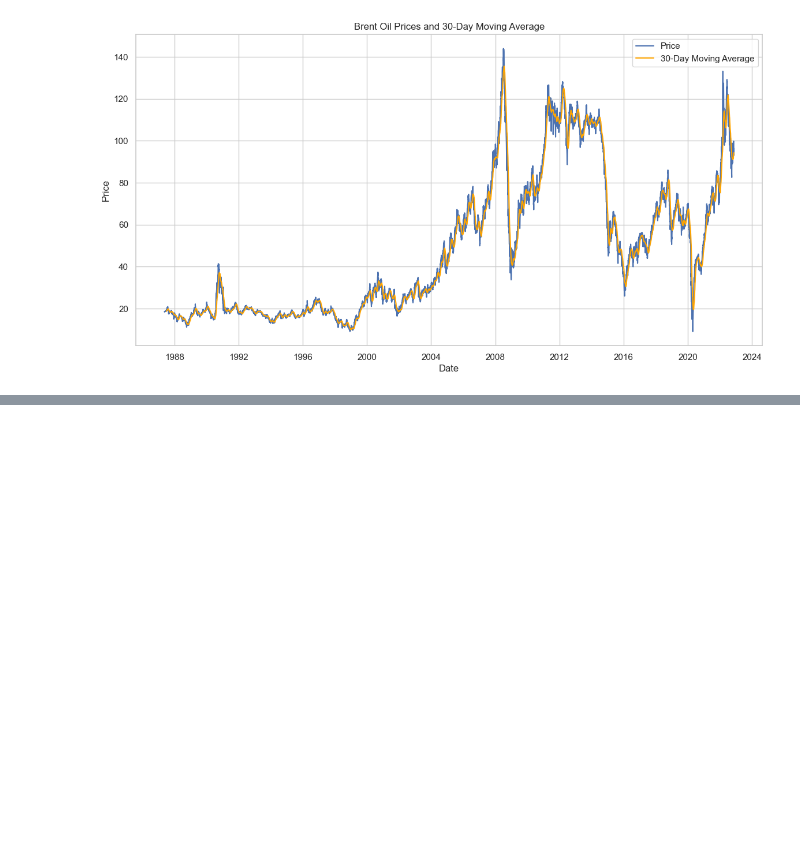
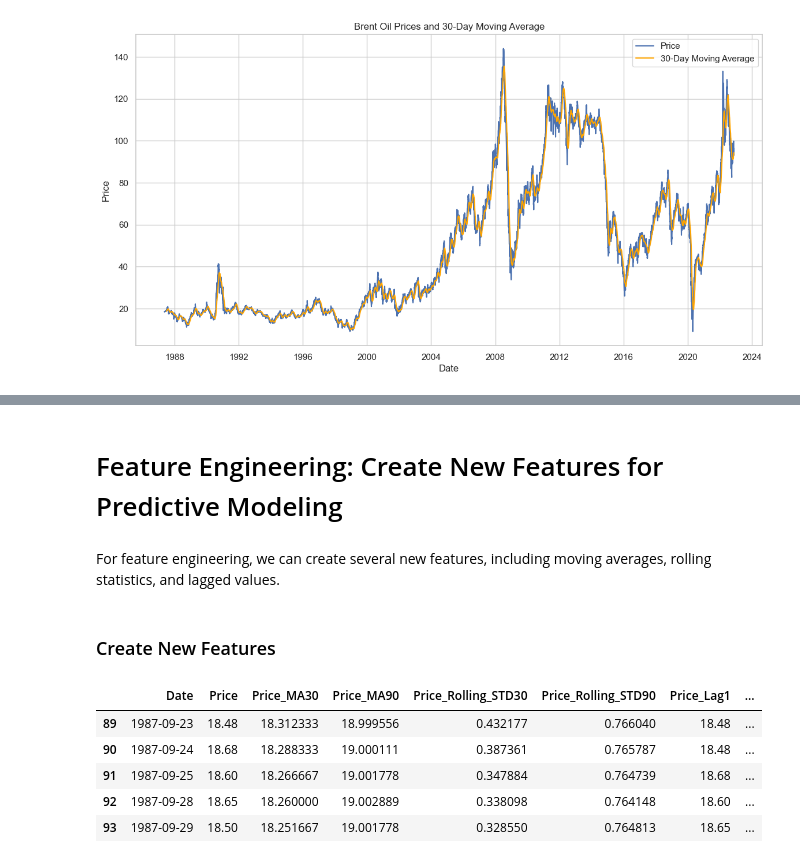
Before and after one commit to matidesalegn/brent-oil-analysis, a Jupyter notebook: notebooks/01_data_exploration.ipynb, the cells around one changed output, grey strips where cells are left out. Cells and saved outputs as stored; diff of their text form; code cells hidden in the pictures; blank space fills up the shorter version.

```diff
--- a/notebooks/01_data_exploration.ipynb
+++ b/notebooks/01_data_exploration.ipynb
@@ -133,0 +200,32 @@ plt.show()
+# %% [markdown]
+# Feature Engineering: Create New Features for Predictive Modeling
+# %% [markdown]
+For feature engineering, we can create several new features, including moving averages, rolling statistics, and lagged values.
+# %% [markdown]
+### Create New Features
+# %%
+# Create moving averages
+data_clean['Price_MA30'] = data_clean['Price'].rolling(window=30).mean()
+data_clean['Price_MA90'] = data_clean['Price'].rolling(window=90).mean()
+
+# Create rolling statistics
+data_clean['Price_Rolling_STD30'] = data_clean['Price'].rolling(window=30).std()
+data_clean['Price_Rolling_STD90'] = data_clean['Price'].rolling(window=90).std()
+
+# Create lagged values
+data_clean['Price_Lag1'] = data_clean['Price'].shift(1)
+data_clean['Price_Lag7'] = data_clean['Price'].shift(7)
+data_clean['Price_Lag30'] = data_clean['Price'].shift(30)
+
+# Drop rows with missing values generated by the lag and rolling operations
+data_clean = data_clean.dropna()
+
+# Display the first few rows of the dataframe with new features
+data_clean.head()
+# %% [output]
+|  | Date | Price | Price_MA30 | Price_MA90 | Price_Rolling_STD30 | Price_Rolling_STD90 | Price_Lag1 | ... |
+| 89 | 1987-09-23 | 18.48 | 18.312333 | 18.999556 | 0.432177 | 0.766040 | 18.48 | ... |
+| 90 | 1987-09-24 | 18.68 | 18.288333 | 19.000111 | 0.387361 | 0.765787 | 18.48 | ... |
+| 91 | 1987-09-25 | 18.60 | 18.266667 | 19.001778 | 0.347884 | 0.764739 | 18.68 | ... |
+| 92 | 1987-09-28 | 18.65 | 18.260000 | 19.002889 | 0.338098 | 0.764148 | 18.60 | ... |
+| 93 | 1987-09-29 | 18.50 | 18.251667 | 19.001778 | 0.328550 | 0.764813 | 18.65 | ... |
```
Also changed, not shown: parts of 11 cells of this notebook, 1 other file.
